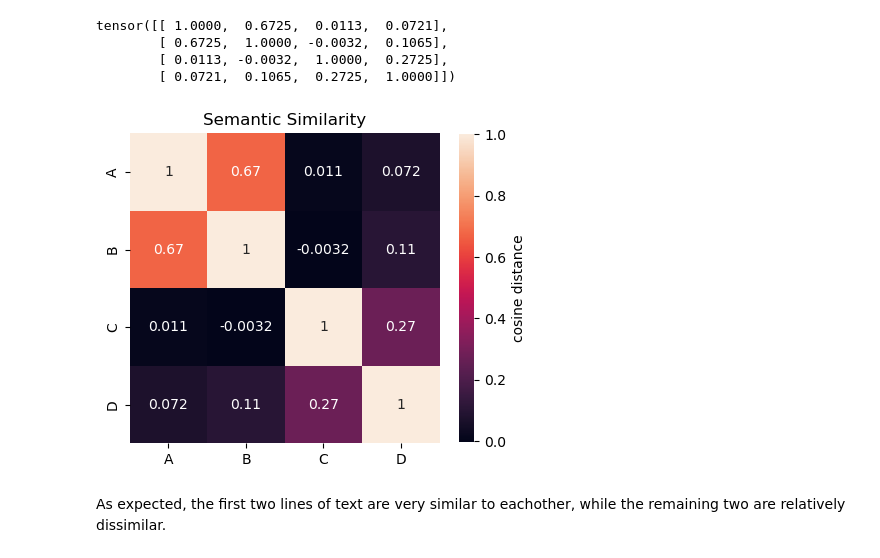
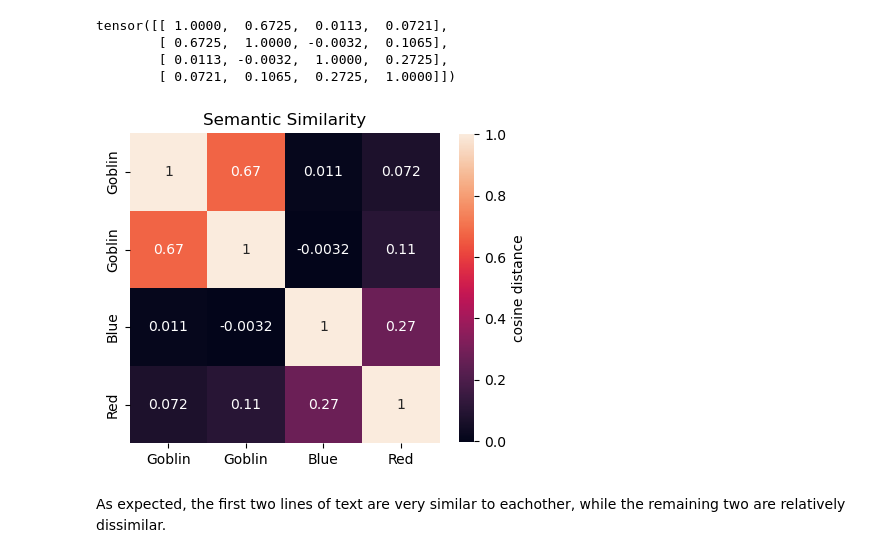
Before and after one commit to ghpetty/MtG_ClassyFlavor, a Jupyter notebook: magic_bert.ipynb, the cells around one changed output. Drawn from its saved outputs; the diff is of its cells as text; code cells hidden in the pictures.

```diff
--- a/magic_bert.ipynb
+++ b/magic_bert.ipynb
@@ -39,17 +39,17 @@ tensor([[ 1.0000,  0.6725,  0.0113,  0.0721],
 # %%
 # Next we can visualize the similarities with a heat map matrix using Seaborn
 import seaborn as sns
 from matplotlib import pyplot as plt
 
-labels = ['A','B','C','D']
+labels = ['Goblin','Goblin','Blue','Red']
 fig, ax = plt.subplots(figsize=(5,5))
 sns.heatmap(similarities, annot=True,
             xticklabels=labels,yticklabels=labels,
             square=True,cbar_kws={'shrink':0.8,'label':'cosine distance'})
 plt.title('Semantic Similarity')
 plt.show(block=False)
 # %% [output]
-[figure, old version]
+[figure, new version]
 # %% [markdown]
 As expected, the first two lines of text are very similar to eachother, while the remaining two are relatively dissimilar.
 # %% [markdown]
```
Also changed, not shown: parts of 10 cells of this notebook, 2 other files.
